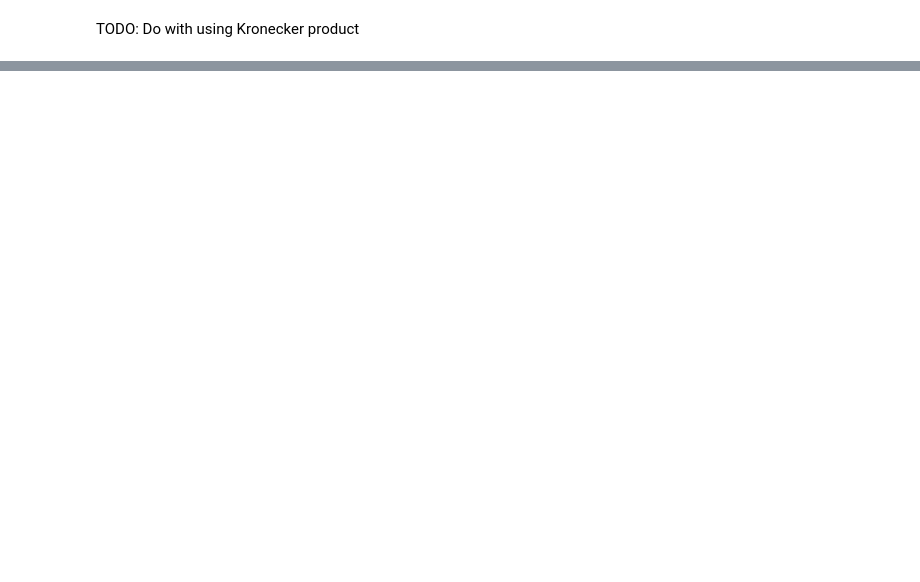
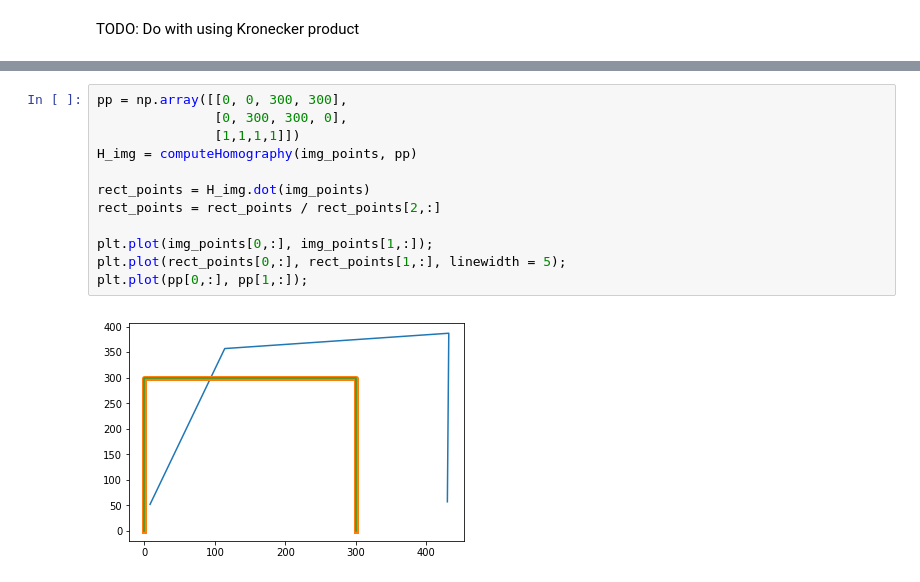
Before and after one commit to ovysotska/in_simple_english, a Jupyter notebook: projective_transformation.ipynb, the cells around one changed output, grey strips where cells are left out. Drawn from its saved outputs; the diff is of its cells as text; blank space fills up the shorter version.

```diff
--- a/projective_transformation.ipynb
+++ b/projective_transformation.ipynb
@@ -160,0 +199,14 @@ TODO: Do with using Kronecker product
+# %%
+pp = np.array([[0, 0, 300, 300],
+               [0, 300, 300, 0],
+               [1,1,1,1]])
+H_img = computeHomography(img_points, pp)
+
+rect_points = H_img.dot(img_points)
+rect_points = rect_points / rect_points[2,:]
+
+plt.plot(img_points[0,:], img_points[1,:]);
+plt.plot(rect_points[0,:], rect_points[1,:], linewidth = 5);
+plt.plot(pp[0,:], pp[1,:]);
+# %% [output]
+[figure, added]
```
Also changed, not shown: parts of 8 cells of this notebook.
